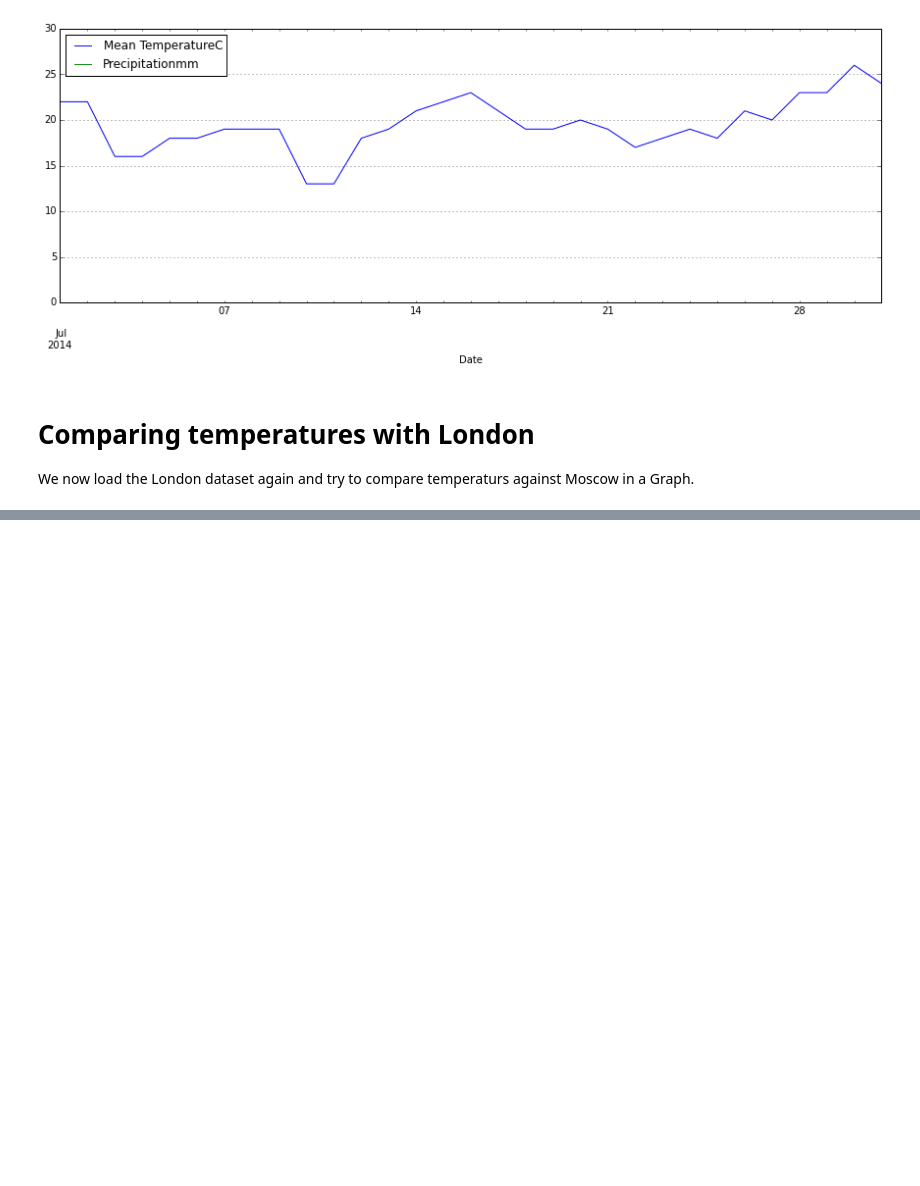
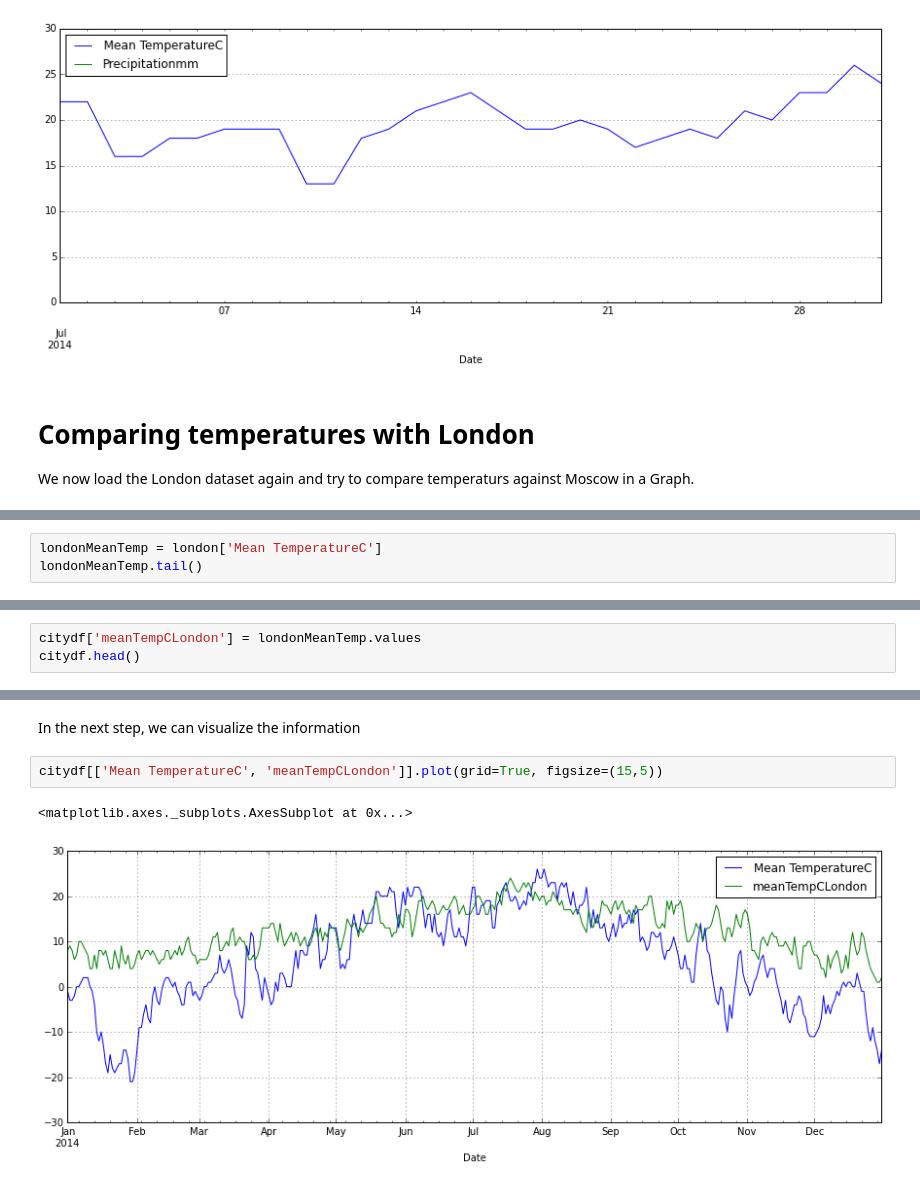
Before and after one commit to herb64/data-analysis, a Jupyter notebook: Week_2_project-herbert-mehlhose.ipynb, the cells around one changed output, grey strips where cells are left out. Cells and saved outputs as stored; diff of their text form; blank space fills up the shorter version.

Commit message:
Finished a comparision between London and Moscow temperatrues in in a section at the end of the notebook

```diff
--- a/Week_2_project-herbert-mehlhose.ipynb
+++ b/Week_2_project-herbert-mehlhose.ipynb
@@ -156,0 +164,3 @@ No weather conclusions, but learning a lot :)
+# %%
+londonMeanTemp = london['Mean TemperatureC']
+londonMeanTemp.tail()
@@ -156,0 +176,3 @@ No weather conclusions, but learning a lot :)
+# %%
+citydf['meanTempCLondon'] = londonMeanTemp.values
+citydf.head()
@@ -156,0 +188,7 @@ No weather conclusions, but learning a lot :)
+# %% [markdown]
+In the next step, we can visualize the information
+# %%
+citydf[['Mean TemperatureC', 'meanTempCLondon']].plot(grid=True, figsize=(15,5))
+# %% [output]
+<matplotlib.axes._subplots.AxesSubplot at 0x...>
+[figure, added]
```
Also changed, not shown: parts of 8 cells of this notebook.
